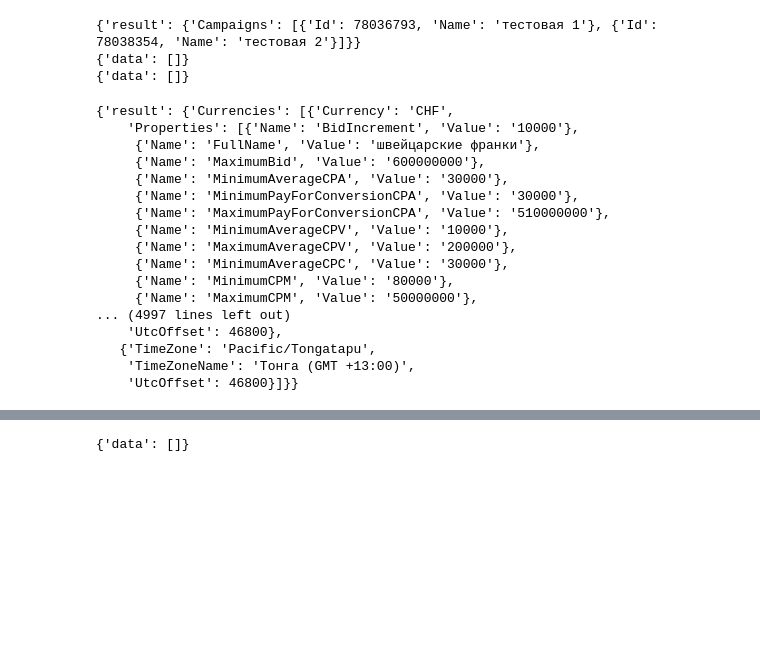
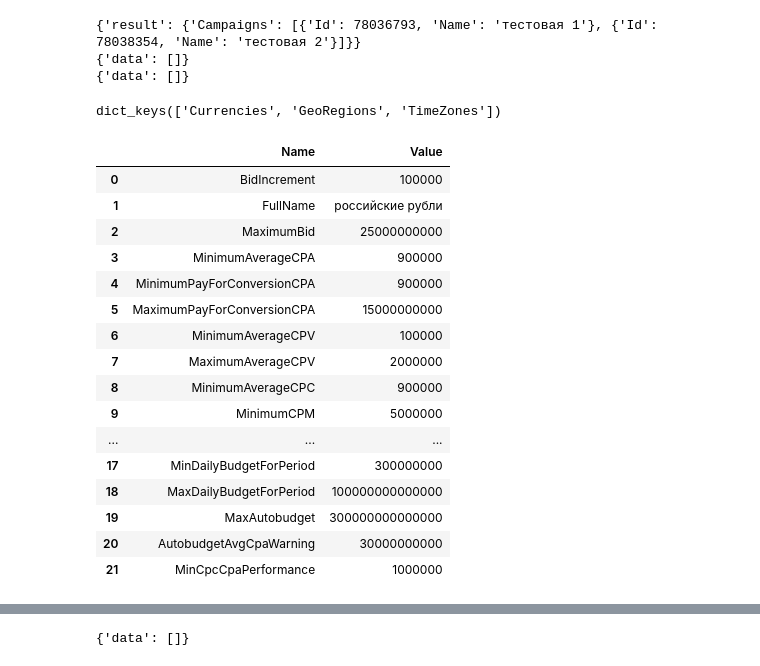
Before and after one commit to FED32/yandex_direct_parser, a Jupyter notebook: yandex_direct_class.ipynb, the cells around one changed output, grey strips where cells are left out. Saved outputs shown, nothing was run; the diff lists cells and outputs as text; code cells hidden in the pictures; blank space fills up the shorter version.

```diff
--- a/yandex_direct_class.ipynb
+++ b/yandex_direct_class.ipynb
@@ -656,22 +656,28 @@ print(direct.get_forecast_list())
 {'data': []}
 {'data': []}
 # %%
-direct.dictionaries(dict_names=["Currencies", "GeoRegions", "TimeZones"])
+dicts = direct.dictionaries(dict_names=["Currencies", "GeoRegions", "TimeZones"])
-# %% [output]
-{'result': {'Currencies': [{'Currency': 'CHF',
-    'Properties': [{'Name': 'BidIncrement', 'Value': '10000'},
-     {'Name': 'FullName', 'Value': 'швейцарские франки'},
-     {'Name': 'MaximumBid', 'Value': '600000000'},
-     {'Name': 'MinimumAverageCPA', 'Value': '30000'},
-     {'Name': 'MinimumPayForConversionCPA', 'Value': '30000'},
-     {'Name': 'MaximumPayForConversionCPA', 'Value': '510000000'},
-     {'Name': 'MinimumAverageCPV', 'Value': '10000'},
-     {'Name': 'MaximumAverageCPV', 'Value': '200000'},
-     {'Name': 'MinimumAverageCPC', 'Value': '30000'},
-     {'Name': 'MinimumCPM', 'Value': '80000'},
-     {'Name': 'MaximumCPM', 'Value': '50000000'},
-... (4997 lines left out)
-    'UtcOffset': 46800},
-   {'TimeZone': 'Pacific/Tongatapu',
-    'TimeZoneName': 'Тонга (GMT +13:00)',
-    'UtcOffset': 46800}]}}
+# %%
+dicts['result'].keys()
+# %% [output]
+dict_keys(['Currencies', 'GeoRegions', 'TimeZones'])
+# %%
+pd.DataFrame(dicts['result']['Currencies'][8]['Properties'])
+# %% [output]
+|  | Name | Value |
+| 0 | BidIncrement | 100000 |
+| 1 | FullName | российские рубли |
+| 2 | MaximumBid | 25000000000 |
+| 3 | MinimumAverageCPA | 900000 |
+| 4 | MinimumPayForConversionCPA | 900000 |
+| 5 | MaximumPayForConversionCPA | 15000000000 |
+| 6 | MinimumAverageCPV | 100000 |
+| 7 | MaximumAverageCPV | 2000000 |
+| 8 | MinimumAverageCPC | 900000 |
+| 9 | MinimumCPM | 5000000 |
+| ... | ... | ... |
+| 17 | MinDailyBudgetForPeriod | 300000000 |
+| 18 | MaxDailyBudgetForPeriod | 100000000000000 |
+| 19 | MaxAutobudget | 300000000000000 |
+| 20 | AutobudgetAvgCpaWarning | 30000000000 |
+| 21 | MinCpcCpaPerformance | 1000000 |
```
Also changed, not shown: parts of 2 cells of this notebook.
